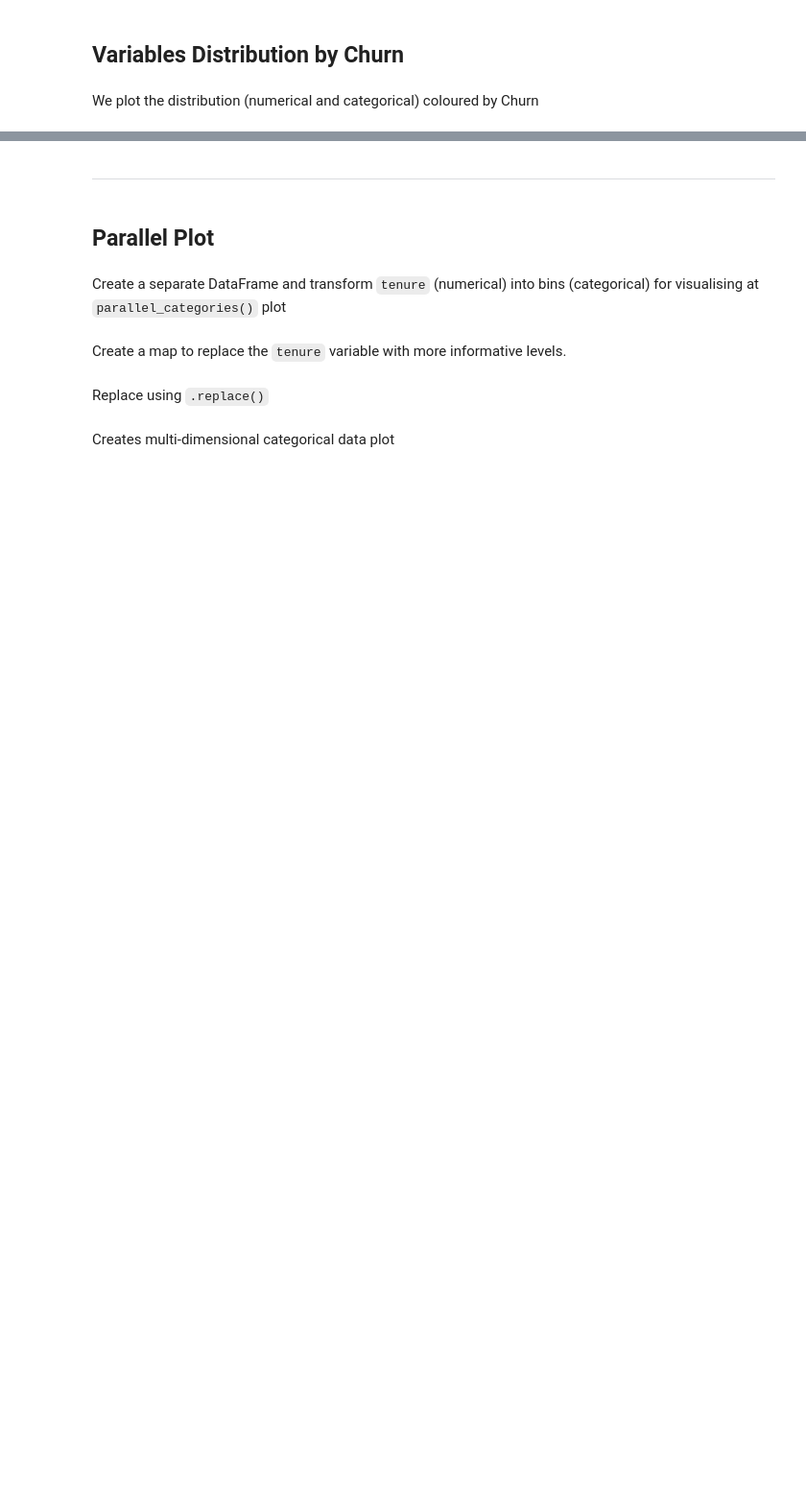
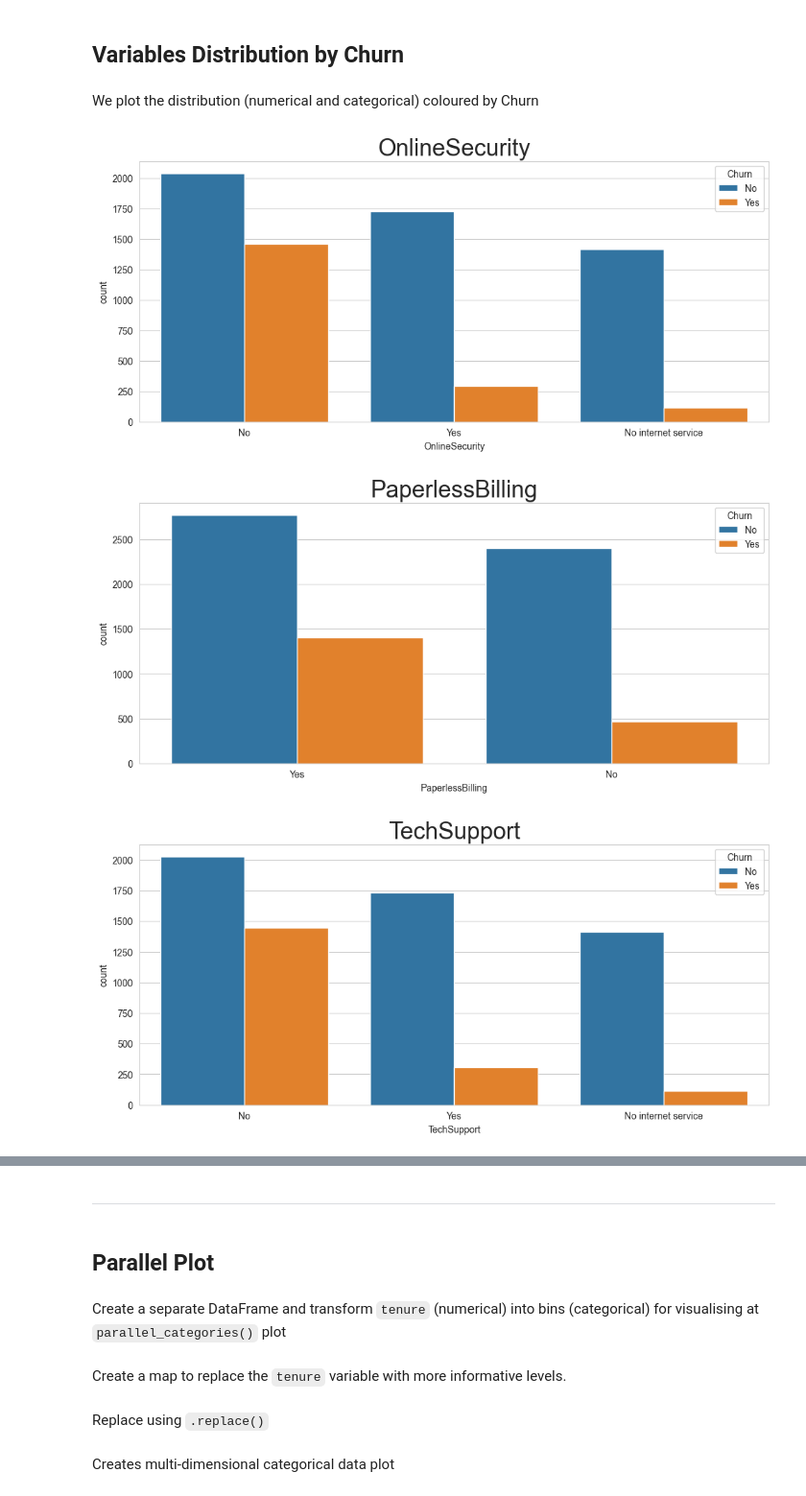
Before and after one commit to SimasJakubenas/churn, a Jupyter notebook: jupyter_notebooks/02-Telco Churn Study.ipynb, the cells around one changed output, grey strips where cells are left out. Shown: that part at 96% size. Cells and saved outputs as stored; diff of their text form; code cells hidden in the pictures; blank space fills up the shorter version.

```diff
--- a/jupyter_notebooks/02-Telco Churn Study.ipynb
+++ b/jupyter_notebooks/02-Telco Churn Study.ipynb
@@ -83,13 +97,16 @@ TotalCharges variable has an empty string as value this explains our questions f
 # %% [markdown]
 # Correlation Study
 # %%
+
 from sklearn.preprocessing import LabelEncoder
 
 le = LabelEncoder()
-df_cat_vars = df.select_dtypes(include=['object', 'category'])
 
-for column in df_cat_vars.columns:
-    df_cat_vars[column] = le.fit_transform(df_cat_vars[column])
+df_cat = df.select_dtypes(include=['object', 'category'])
+df_cat_vars = list(df_cat.columns) # Save list of categorical values
 
-df_merged = df.drop(columns=df.columns.intersection(df_cat_vars.columns)).join(df_cat_vars)
+for column in df_cat.columns:
+    df_cat[column] = le.fit_transform(df_cat[column])
+
+df_merged = df.drop(columns=df.columns.intersection(df_cat.columns)).join(df_cat)
 df_merged.head()
@@ -111,5 +158,5 @@ We will consider the top five correlation levels at `df_ohe` and will study the
 # %%
-top_n = 5
+top_n = 6
 combined_list = corr_pearson[:top_n].index.to_list() + corr_spearman[:top_n].index.to_list()
 vars_to_study = list(set(combined_list))
 vars_to_study
@@ -127,29 +187,34 @@ We plot the distribution (numerical and categorical) coloured by Churn
 # %%
 import matplotlib.pyplot as plt
 import seaborn as sns
 sns.set_style('whitegrid')
 
 target = df['Churn']
 def plot_categorical(df, col, target):
 
     plt.figure(figsize=(12, 5))
-    sns.countplot(data=df, x=col, hue=target, order=df[col].value_counts().index)
-    plt.xticks(rotation=90)
-    plt.title(f"{col}", fontsize=20, y=1.05)
+    sns.countplot(data=df, x=col, hue=target)
+    plt.title(f"{col}", fontsize=25)
     plt.show()
 
 
 def plot_numerical(df, col, target):
-    plt.figure(figsize=(8, 5))
-    sns.histplot(data=df, x=col, hue=target, kde=True, element="step")
-    plt.title(f"{col}", fontsize=20, y=1.05)
+    plt.figure(figsize=(12, 5))
+    sns.histplot(data=df, x=col, hue=target, kde=True, element="step", bins=24)
+    plt.title(f"{col}", fontsize=25)
     plt.show()
 
 
 for col in vars_to_study:
-    if df_merged[col].dtype == 'object':
-        plot_categorical(df_merged, col, target)
+    cat_vars_to_study = list(set(vars_to_study) & set(df_cat_vars))
+    if col in cat_vars_to_study:
+        plot_categorical(df, col, target)
         print("\n\n")
     else:
-        plot_numerical(df_merged, col, target)
+        plot_numerical(df, col, target)
         print("\n\n")
+df_cat_vars
+# %% [output]
+[figure, added]
+[figure, added]
+[figure, added]
```
Also changed, not shown: parts of 11 cells of this notebook, 1 other file.
